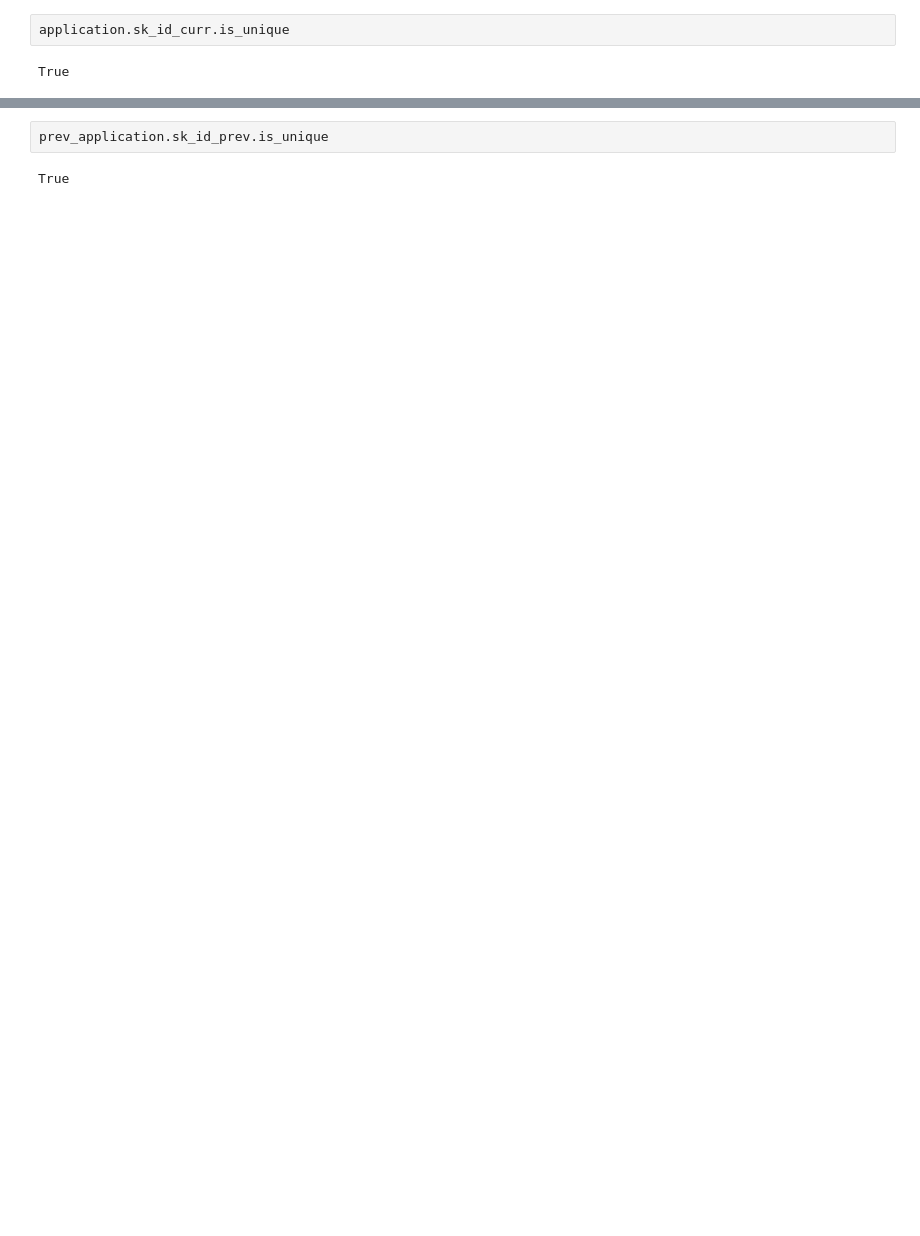
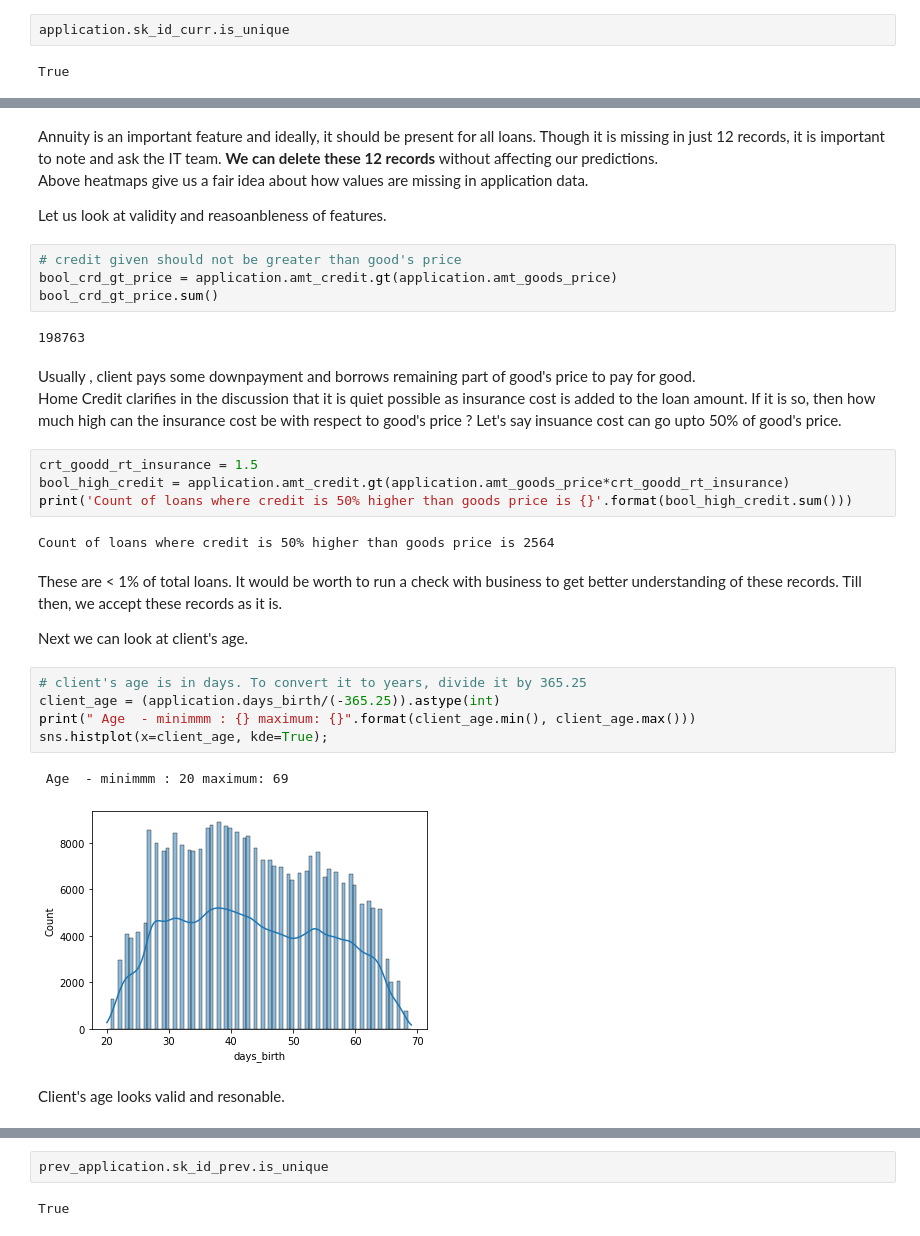
Before and after one commit to rohanML/Springboard, a Jupyter notebook: home_credit_default_risk/notebooks/01_Data_Wrangling.ipynb, the cells around one changed output, grey strips where cells are left out. Drawn from its saved outputs; the diff is of its cells as text; blank space fills up the shorter version.

```diff
--- a/home_credit_default_risk/notebooks/01_Data_Wrangling.ipynb
+++ b/home_credit_default_risk/notebooks/01_Data_Wrangling.ipynb
@@ -66,0 +196,35 @@ True
+# %% [markdown]
+Annuity is an important feature and ideally, it should be present for all loans. Though it is missing in just 12 records, it is important to note and ask the IT team. __We can delete these 12 records__ without affecting our predictions.
+Above heatmaps give us a fair idea about how values are missing in application data.
+
+Let us look at validity and reasoanbleness of features.
+# %%
+# credit given should not be greater than good's price
+bool_crd_gt_price = application.amt_credit.gt(application.amt_goods_price)
+bool_crd_gt_price.sum()
+# %% [output]
+198763
+# %% [markdown]
+Usually , client pays some downpayment and borrows remaining part of good's price to pay for good.
+Home Credit clarifies in the discussion that it is quiet possible as insurance cost is added to the loan amount.
+If it is so, then how much high can the insurance cost be with respect to good's price ? Let's say insuance cost can go upto 50% of good's price.
+# %%
+crt_goodd_rt_insurance = 1.5
+bool_high_credit = application.amt_credit.gt(application.amt_goods_price*crt_goodd_rt_insurance)
+print('Count of loans where credit is 50% higher than goods price is {}'.format(bool_high_credit.sum()))
+# %% [output]
+Count of loans where credit is 50% higher than goods price is 2564
+# %% [markdown]
+These are < 1% of total loans. It would be worth to run a check with business to get better understanding of these records. Till then, we accept these records as it is.
+
+Next we can look at client's age.
+# %%
+# client's age is in days. To convert it to years, divide it by 365.25
+client_age = (application.days_birth/(-365.25)).astype(int)
+print(" Age  - minimmm : {} maximum: {}".format(client_age.min(), client_age.max()))
+sns.histplot(x=client_age, kde=True);
+# %% [output]
+ Age  - minimmm : 20 maximum: 69
+[figure, added]
+# %% [markdown]
+Client's age looks valid and resonable.
```
Also changed, not shown: parts of 269 cells of this notebook.
